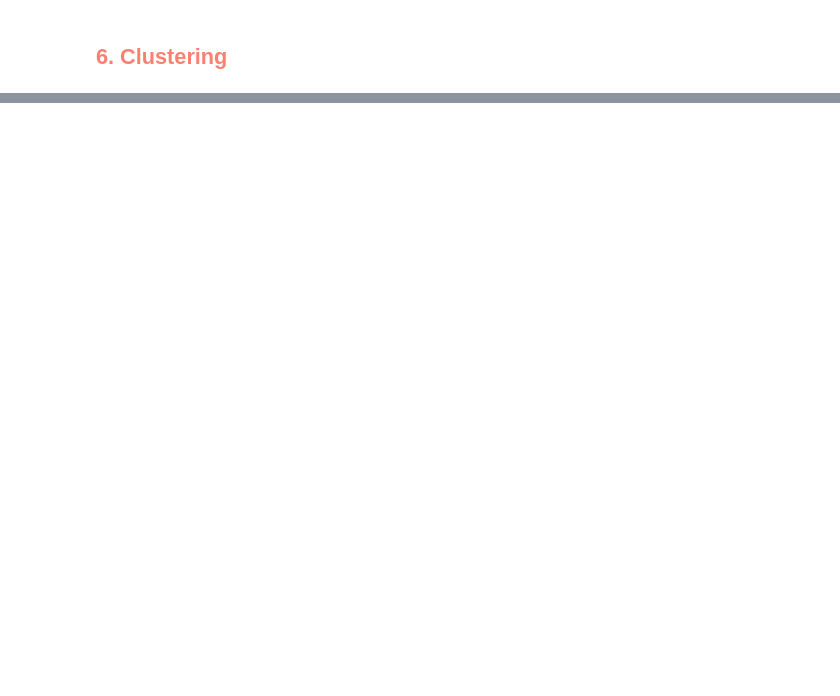
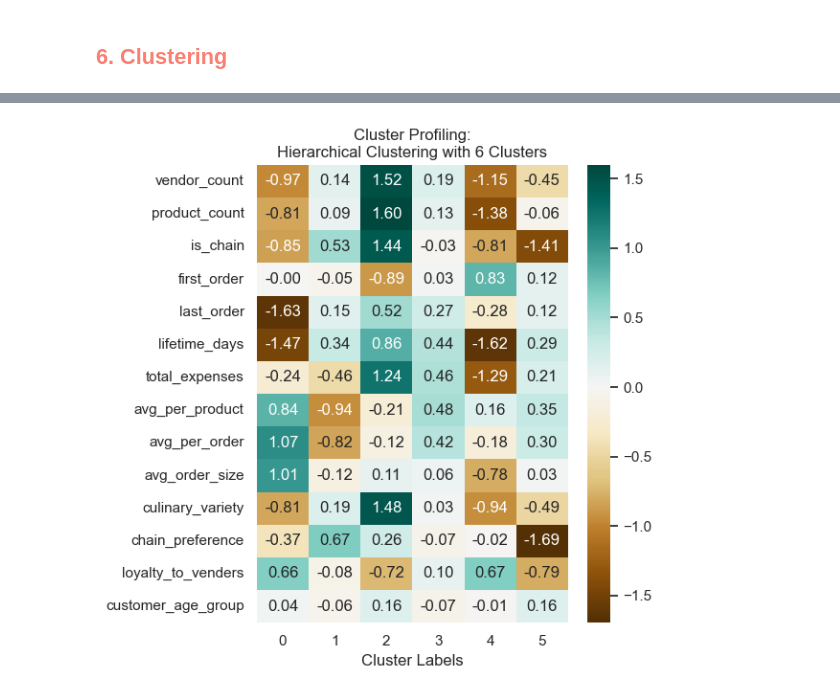
Before and after one commit to Gomsofi06/Data_Mining_NOVAIMS, a Jupyter notebook: src/Clustering.ipynb, the cells around one changed output, grey strips where cells are left out. Drawn from its saved outputs; the diff is of its cells as text; code cells hidden in the pictures; blank space fills up the shorter version.

```diff
--- a/src/Clustering.ipynb
+++ b/src/Clustering.ipynb
@@ -172,0 +291,10 @@ metric_columns
+# %%
+fig, ax = plt.subplots(figsize=(6, 6))
+hc_profile = df_concat6.groupby('labels').mean().T
+sns.heatmap(hc_profile,center=0, annot=True, cmap="BrBG", fmt=".2f",ax=ax)
+ax.set_xlabel("Cluster Labels")
+ax.set_title("Cluster Profiling:\nHierarchical Clustering with 6 Clusters")
+fig.tight_layout()
+plt.show()
+# %% [output]
+[figure, added]
```
Also changed, not shown: parts of 35 cells of this notebook.
